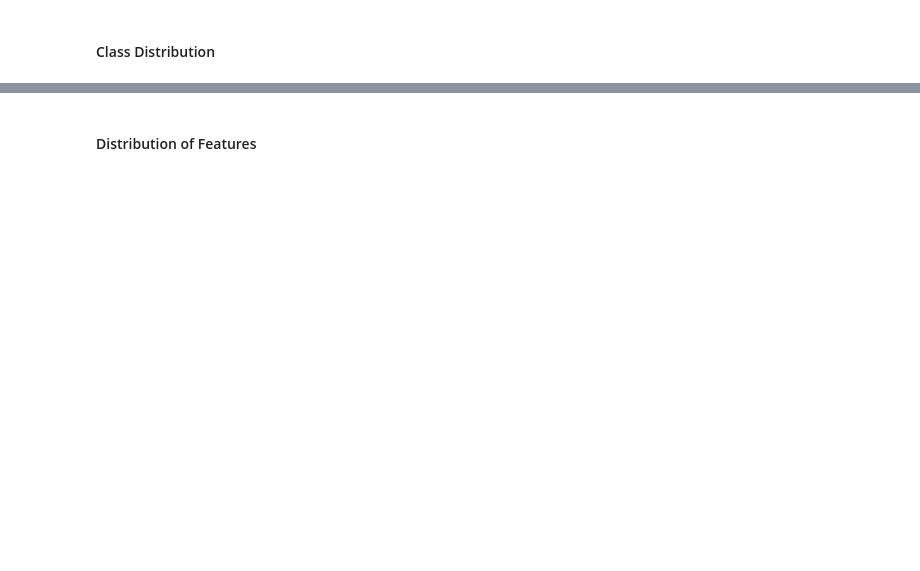
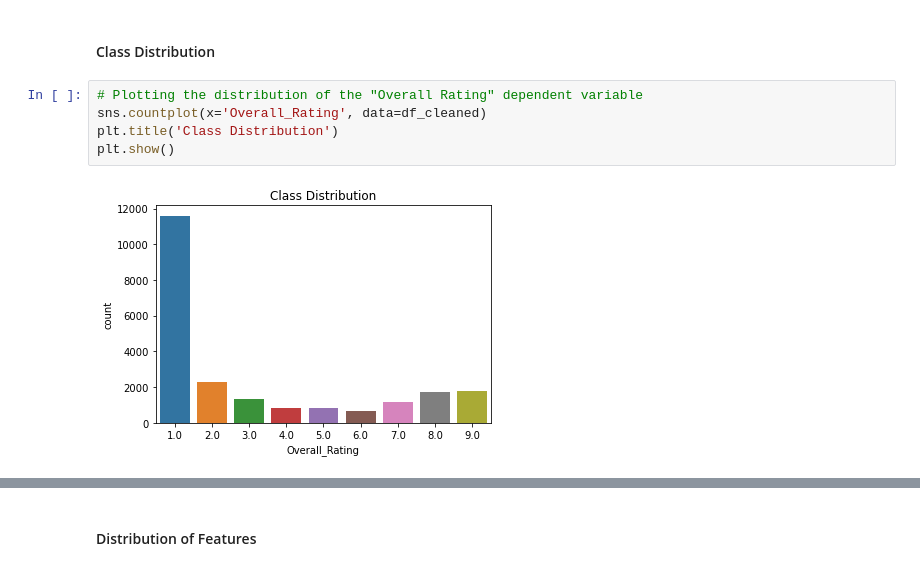
Before and after one commit to hyinki/mla, a Jupyter notebook: project.ipynb, the cells around one changed output, grey strips where cells are left out. Saved outputs shown, nothing was run; the diff lists cells and outputs as text; blank space fills up the shorter version.

```diff
--- a/project.ipynb
+++ b/project.ipynb
@@ -216,2 +203,9 @@ dtype: int64
 # %% [markdown]
 #### Class Distribution
+# %%
+# Plotting the distribution of the "Overall Rating" dependent variable
+sns.countplot(x='Overall_Rating', data=df_cleaned)
+plt.title('Class Distribution')
+plt.show()
+# %% [output]
+[figure, added]
```
Also changed, not shown: parts of 17 cells of this notebook.
